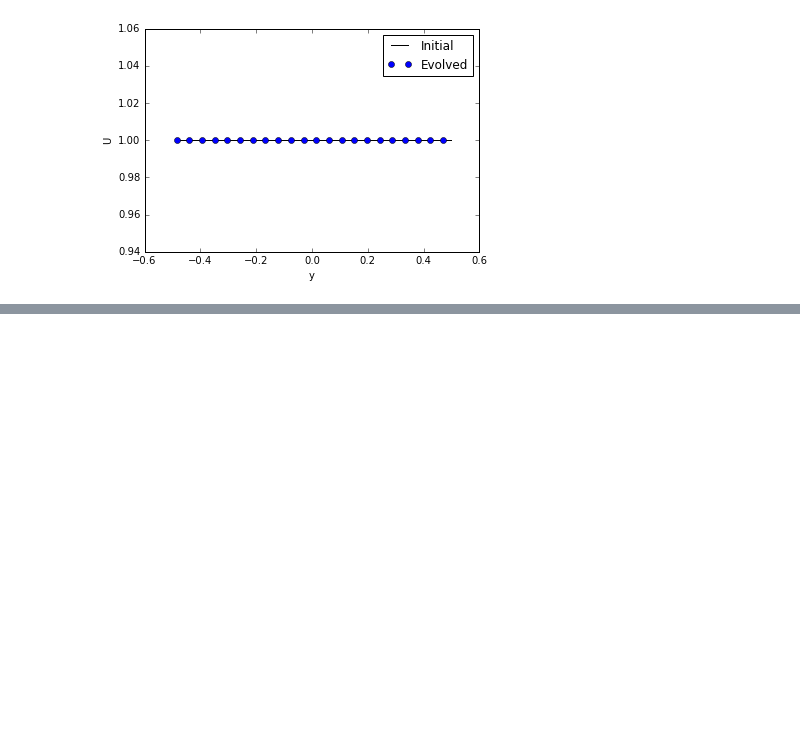
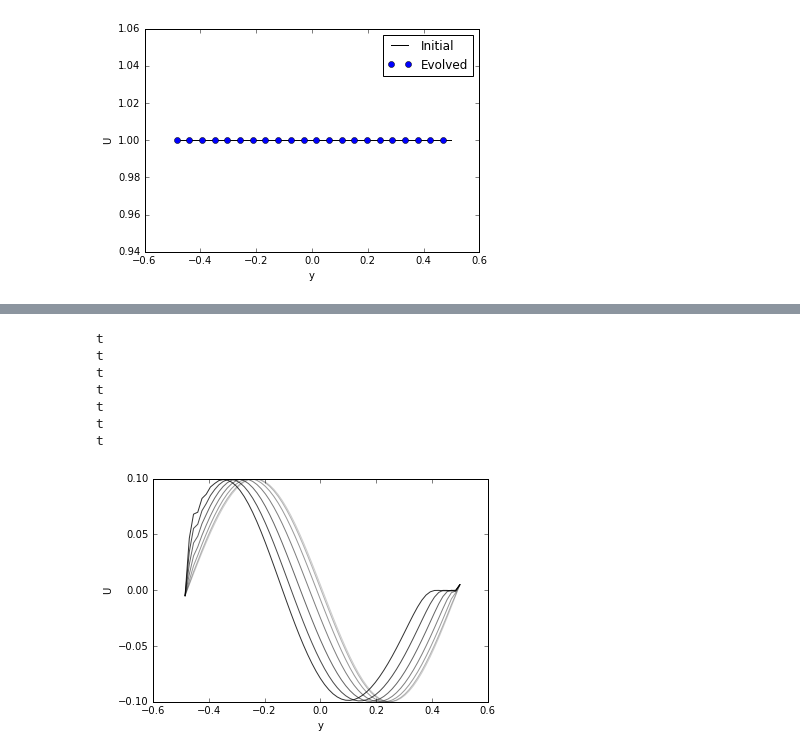
Before and after one commit to DSeligman/MAELSTROM2D, a Jupyter notebook: 1dSHEARFLOW_plots.ipynb, the cells around one changed output, grey strips where cells are left out. Saved outputs shown, nothing was run; the diff lists cells and outputs as text; code cells hidden in the pictures; blank space fills up the shorter version.

```diff
--- a/1dSHEARFLOW_plots.ipynb
+++ b/1dSHEARFLOW_plots.ipynb
@@ -138,0 +187,30 @@ print deltaqk
+# %%
+#now set up the evolution plots
+alpha1=.1
+for ind1 in arange(0,19,3):
+
+    for ind in arange(0,nx*ny):
+    #dno[indices_ctop(ind,ny)]=density[150][ind]
+        vxo[indices_ctop(ind,ny)]=vx[ind1][ind]
+
+        dno[indices_ctop(ind,ny)]=rho[ind1][ind]
+
+        vxo0[indices_ctop(ind,ny)]=vx[0][ind]
+
+        dno0[indices_ctop(ind,ny)]=rho[0][ind]
+    print "t"
+    alpha1+=.1
+    plot(xl[::1],vxo.T[::1,nx/2],'k',label = 'Evolved',alpha=alpha1)
+
+xlabel('y')
+ylabel('U')
+savefig("1dShear_HydroEq_U.pdf")
+# %% [output]
+t
+t
+t
+t
+t
+t
+t
+[figure, added]
```
Also changed, not shown: parts of 8 cells of this notebook, 11 other files.
